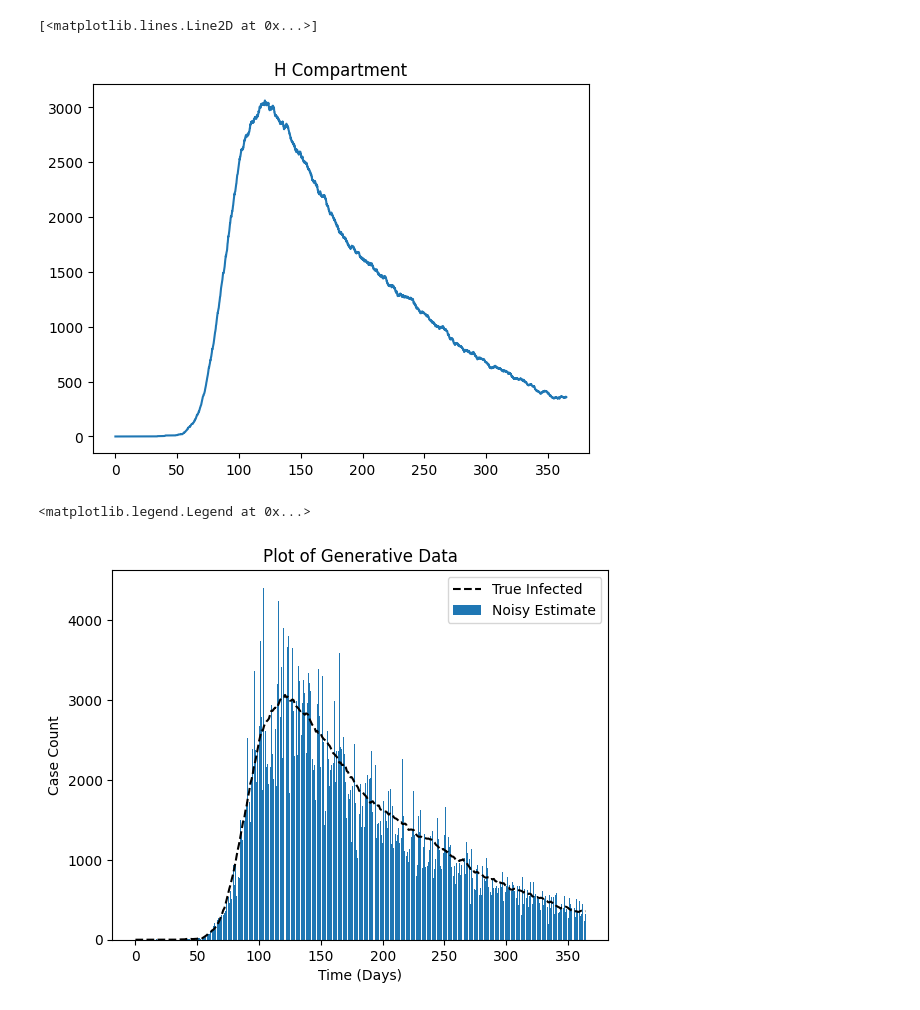
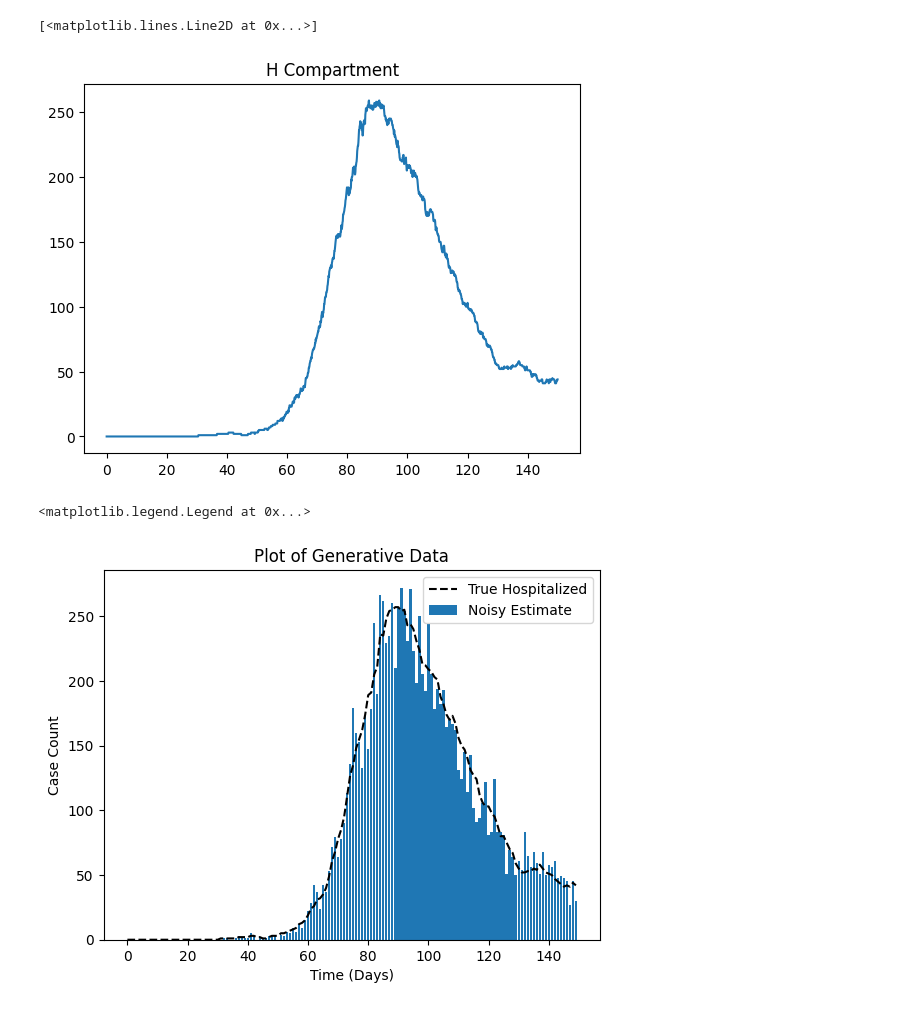
Before and after one commit to Averydx/PMCMC, a Jupyter notebook: examples/generative_data_OU_SIRH.ipynb, the cells around one changed output. Saved outputs shown, nothing was run; the diff lists cells and outputs as text; code cells hidden in the pictures.

```diff
--- a/examples/generative_data_OU_SIRH.ipynb
+++ b/examples/generative_data_OU_SIRH.ipynb
@@ -7,9 +7,9 @@ import jsonpickle
 '''Simulated Data, setting up the SIR model'''
 
 rng = np.random.default_rng(0)
-model_params = {'gamma':1/50,'L':0.,'D':1/7,'hosp':1/14,'R':20}
+model_params = {'gamma':1/100,'L':1/100,'D':1/7,'hosp':1/14,'R':100}
 
-T = 365
+T = 150
 dt = 0.1
 
 SIRS_OU_model_params = jsonpickle.encode(model_params)
@@ -24,7 +24,7 @@ N = 100_000
 I = 1
 
 '''OU params'''
-OU_params = {'lambda':1/7,'mean_ou':-1.9,'sig':0.2}
+OU_params = {'lambda':1/50,'mean_ou':-1.1,'sig':0.2}
 
 SIRS_OU_process_params = jsonpickle.encode(OU_params)
 with open("../param_sets/SIRH_OU_process_params.json", "w+") as f:
@@ -42,7 +42,7 @@ M = mean_ou * (np.exp(-lam * dt) - 1)
 C = sig * np.sqrt(1 - np.exp(-2 * lam * dt))
 
 betas = np.zeros_like(t_vec)
-betas[0] = 0.2
+betas[0] = 0.3
 for time_index in range(1,len(t_vec)):
     betas[time_index] = np.exp(A * np.log(betas[time_index - 1]) - M + C * rng.normal(0,1))
 
@@ -58,7 +58,7 @@ for time_index in range(1,len(t_vec)):
    new_I = rng.poisson((betas[time_index - 1] * (state[0,time_index-1] * state[1,time_index-1])/np.sum(state[:,time_index-1])) * dt)
    new_IH = rng.poisson((D * gamma * state[1,time_index-1]) * dt)
    new_HR = rng.poisson((hosp * state[2,time_index-1]) * dt)
-   new_IR = rng.poisson((D *(1 - gamma) * state[2,time_index-1]) * dt)
+   new_IR = rng.poisson((D *(1 - gamma) * state[1,time_index-1]) * dt)
 
    state[0,time_index] = np.maximum(0.,state[0,time_index-1] + new_S - new_I)
    state[1,time_index] = np.maximum(0.,state[1,time_index-1] + new_I - (new_IH + new_IR))
@@ -87,18 +87,18 @@ plt.title('H Compartment')
 plt.plot(t_vec,state[2,:].T)
 # %% [output]
 [<matplotlib.lines.Line2D at 0x...>]
-[figure, old version]
+[figure, new version]
 # %%
 data = np.expand_dims(rng.negative_binomial(n = R,p = R/(R + state[2,::int(1/dt)] + 0.005)),0)
 
 plt.title('Plot of Generative Data')
 plt.xlabel('Time (Days)')
 plt.ylabel('Case Count')
-plt.plot(t_vec[::int(1/dt)],state[2,::int(1/dt)],'--',color = 'black',label = 'True Infected')
+plt.plot(t_vec[::int(1/dt)],state[2,::int(1/dt)],'--',color = 'black',label = 'True Hospitalized')
 plt.bar(t_vec[::int(1/dt)],data[0,:],label = 'Noisy Estimate')
 plt.legend()
 # %% [output]
 <matplotlib.legend.Legend at 0x...>
-[figure, old version]
+[figure, new version]
 # %%
 pd.DataFrame(data).to_csv('../data_sets/ou_SIRH_data_nbinom.csv',index = False)
```
Also changed, not shown: parts of 2 cells of this notebook, 8 other files.
